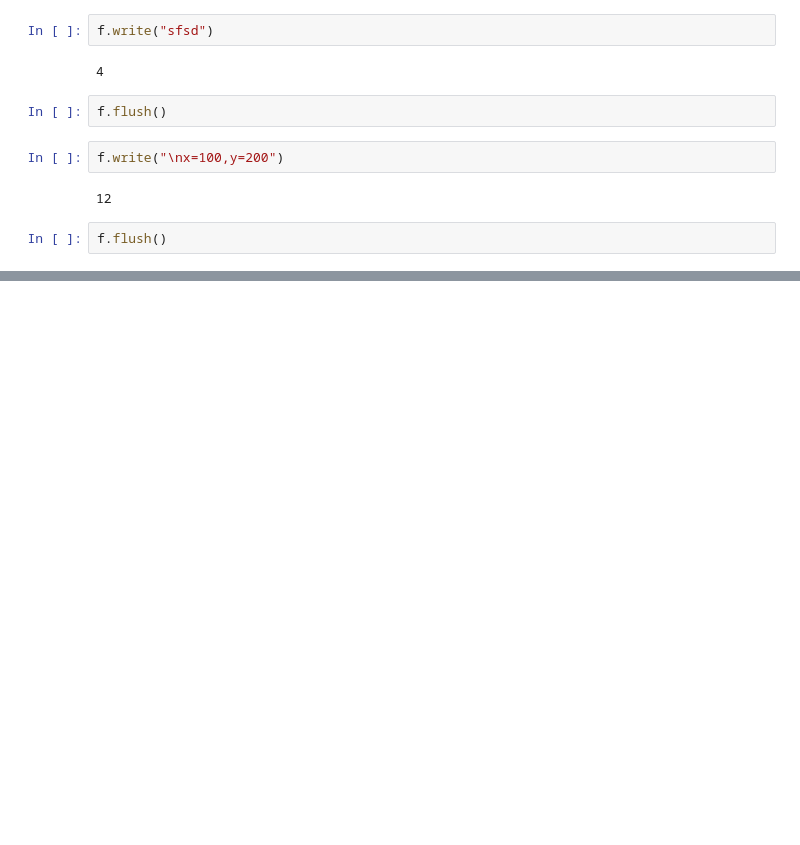
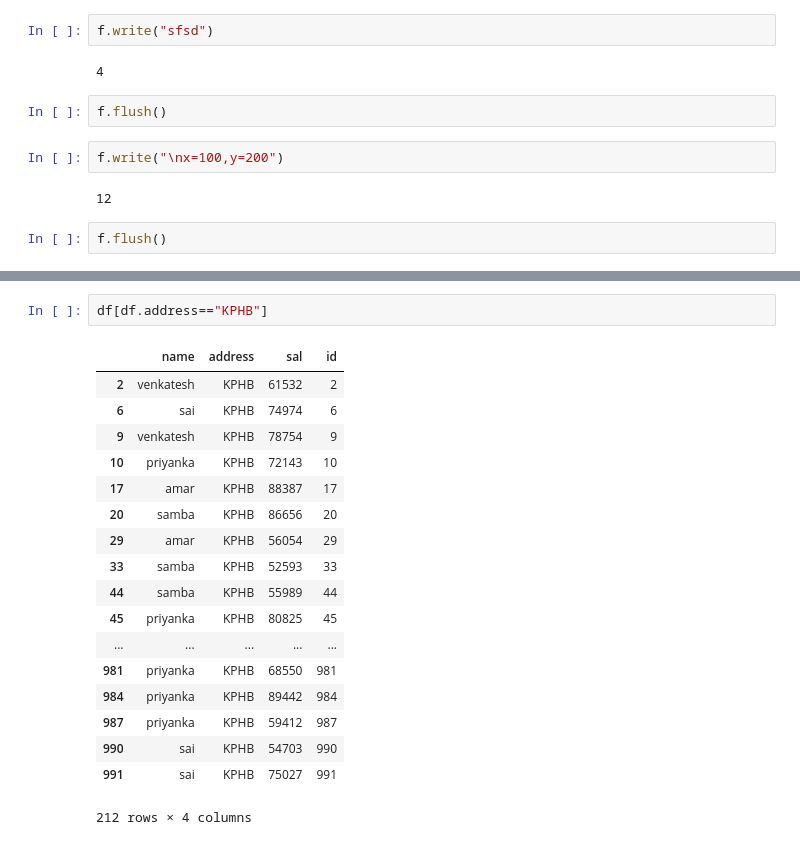
Before and after one commit to sambapython/batch67, a Jupyter notebook: files.ipynb, the cells around one changed output, grey strips where cells are left out. Drawn from its saved outputs; the diff is of its cells as text; blank space fills up the shorter version.

```diff
--- a/files.ipynb
+++ b/files.ipynb
@@ -26,0 +488,21 @@ f.flush()
+# %%
+df[df.address=="KPHB"]
+# %% [output]
+|  | name | address | sal | id |
+| 2 | venkatesh | KPHB | 61532 | 2 |
+| 6 | sai | KPHB | 74974 | 6 |
+| 9 | venkatesh | KPHB | 78754 | 9 |
+| 10 | priyanka | KPHB | 72143 | 10 |
+| 17 | amar | KPHB | 88387 | 17 |
+| 20 | samba | KPHB | 86656 | 20 |
+| 29 | amar | KPHB | 56054 | 29 |
+| 33 | samba | KPHB | 52593 | 33 |
+| 44 | samba | KPHB | 55989 | 44 |
+| 45 | priyanka | KPHB | 80825 | 45 |
+| ... | ... | ... | ... | ... |
+| 981 | priyanka | KPHB | 68550 | 981 |
+| 984 | priyanka | KPHB | 89442 | 984 |
+| 987 | priyanka | KPHB | 59412 | 987 |
+| 990 | sai | KPHB | 54703 | 990 |
+| 991 | sai | KPHB | 75027 | 991 |
+212 rows × 4 columns
```
Also changed, not shown: parts of 54 cells of this notebook, 2 other files.
